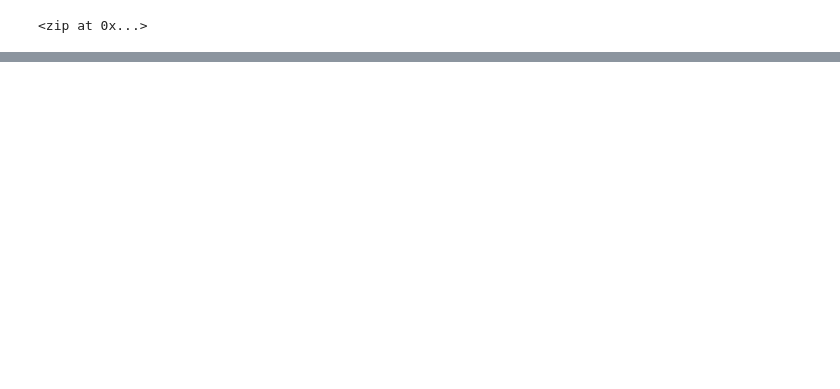
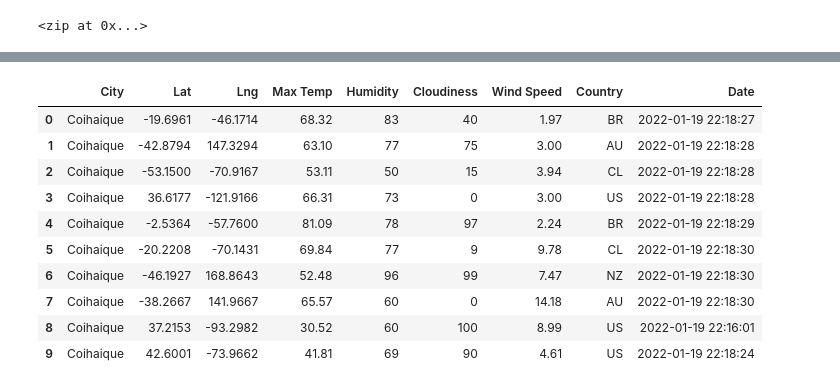
Before and after one commit to BHCharlton/World_Weather_Analysis, a Jupyter notebook: WeatherPy.ipynb, the cells around one changed output, grey strips where cells are left out. Drawn from its saved outputs; the diff is of its cells as text; code cells hidden in the pictures; blank space fills up the shorter version.

Commit message:
Created df and csv with city list

```diff
--- a/WeatherPy.ipynb
+++ b/WeatherPy.ipynb
@@ -31,0 +38,4 @@ len(cities)
+# %%
+#Starting URL for OpenWeather API call
+url = "http://api.openweathermap.org/data/2.5/weather?units=Imperial&APPID=" + weather_api_key
+print(url)
@@ -31,0 +130,17 @@ len(cities)
+# %%
+# Convert the array of dictionaries to a Pandas DataFrame.
+city_data_df = pd.DataFrame(city_data)
+
+city_data_df.head(10)
+# %% [output]
+|  | City | Lat | Lng | Max Temp | Humidity | Cloudiness | Wind Speed | Country | Date |
+| 0 | Coihaique | -19.6961 | -46.1714 | 68.32 | 83 | 40 | 1.97 | BR | 2022-01-19 22:18:27 |
+| 1 | Coihaique | -42.8794 | 147.3294 | 63.10 | 77 | 75 | 3.00 | AU | 2022-01-19 22:18:28 |
+| 2 | Coihaique | -53.1500 | -70.9167 | 53.11 | 50 | 15 | 3.94 | CL | 2022-01-19 22:18:28 |
+| 3 | Coihaique | 36.6177 | -121.9166 | 66.31 | 73 | 0 | 3.00 | US | 2022-01-19 22:18:28 |
+| 4 | Coihaique | -2.5364 | -57.7600 | 81.09 | 78 | 97 | 2.24 | BR | 2022-01-19 22:18:29 |
+| 5 | Coihaique | -20.2208 | -70.1431 | 69.84 | 77 | 9 | 9.78 | CL | 2022-01-19 22:18:30 |
+| 6 | Coihaique | -46.1927 | 168.8643 | 52.48 | 96 | 99 | 7.47 | NZ | 2022-01-19 22:18:30 |
+| 7 | Coihaique | -38.2667 | 141.9667 | 65.57 | 60 | 0 | 14.18 | AU | 2022-01-19 22:18:30 |
+| 8 | Coihaique | 37.2153 | -93.2982 | 30.52 | 60 | 100 | 8.99 | US | 2022-01-19 22:16:01 |
+| 9 | Coihaique | 42.6001 | -73.9662 | 41.81 | 69 | 90 | 4.61 | US | 2022-01-19 22:18:24 |
```
Also changed, not shown: parts of 8 cells of this notebook, 3 other files.
